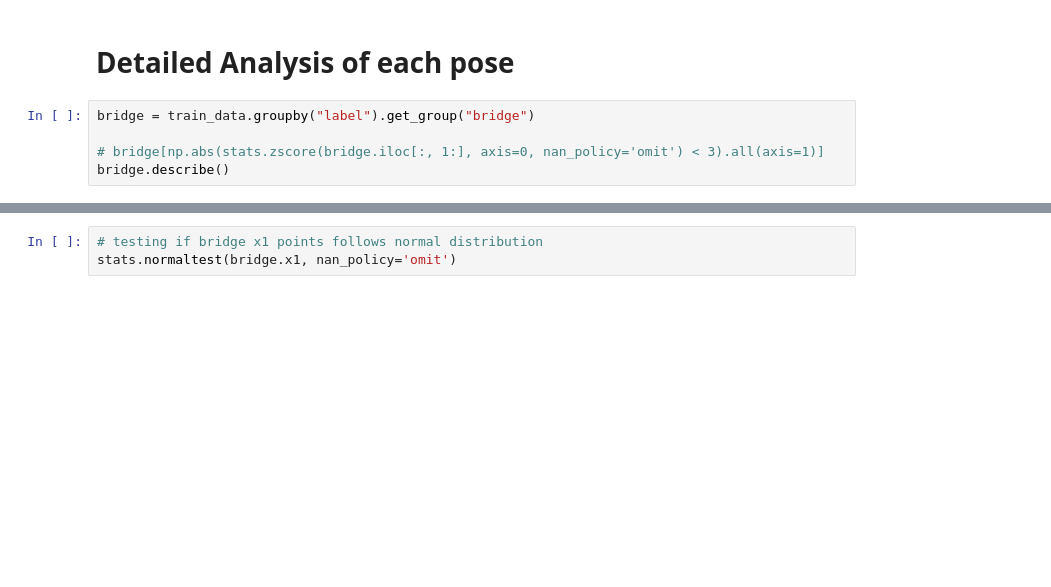
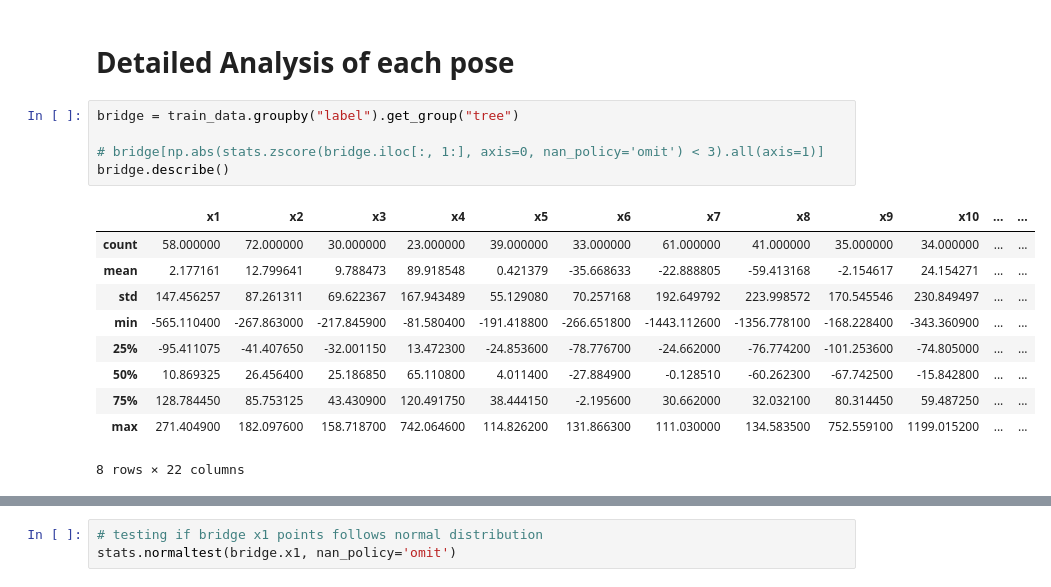
Before and after one commit to Mihai-Blaga/COMP30027-P1, a Jupyter notebook: analysis.ipynb, the cells around one changed output, grey strips where cells are left out. Cells and saved outputs as stored; diff of their text form; blank space fills up the shorter version.

```diff
--- a/analysis.ipynb
+++ b/analysis.ipynb
@@ -32,10 +79,21 @@ for col_x, col_y in zip(train_data.columns[1:12], train_data.columns[12:]):
 # %% [markdown]
 # Detailed Analysis of each pose
 # %%
-bridge = train_data.groupby("label").get_group("bridge")
+bridge = train_data.groupby("label").get_group("tree")
 
 # bridge[np.abs(stats.zscore(bridge.iloc[:, 1:], axis=0, nan_policy='omit') < 3).all(axis=1)]
 bridge.describe()
+# %% [output]
+|  | x1 | x2 | x3 | x4 | x5 | x6 | x7 | x8 | x9 | x10 | ... | ... |
+| count | 58.000000 | 72.000000 | 30.000000 | 23.000000 | 39.000000 | 33.000000 | 61.000000 | 41.000000 | 35.000000 | 34.000000 | ... | ... |
+| mean | 2.177161 | 12.799641 | 9.788473 | 89.918548 | 0.421379 | -35.668633 | -22.888805 | -59.413168 | -2.154617 | 24.154271 | ... | ... |
+| std | 147.456257 | 87.261311 | 69.622367 | 167.943489 | 55.129080 | 70.257168 | 192.649792 | 223.998572 | 170.545546 | 230.849497 | ... | ... |
+| min | -565.110400 | -267.863000 | -217.845900 | -81.580400 | -191.418800 | -266.651800 | -1443.112600 | -1356.778100 | -168.228400 | -343.360900 | ... | ... |
+| 25% | -95.411075 | -41.407650 | -32.001150 | 13.472300 | -24.853600 | -78.776700 | -24.662000 | -76.774200 | -101.253600 | -74.805000 | ... | ... |
+| 50% | 10.869325 | 26.456400 | 25.186850 | 65.110800 | 4.011400 | -27.884900 | -0.128510 | -60.262300 | -67.742500 | -15.842800 | ... | ... |
+| 75% | 128.784450 | 85.753125 | 43.430900 | 120.491750 | 38.444150 | -2.195600 | 30.662000 | 32.032100 | 80.314450 | 59.487250 | ... | ... |
+| max | 271.404900 | 182.097600 | 158.718700 | 742.064600 | 114.826200 | 131.866300 | 111.030000 | 134.583500 | 752.559100 | 1199.015200 | ... | ... |
+8 rows × 22 columns
 # %%
 for col_num, col_x in enumerate(bridge.columns[1:12]):
     print("number of NaN value of point {} is {} and non Nan is {}".format(col_num + 1, bridge[col_x].isna().sum(), bridge[col_x].count()))
```
Also changed, not shown: parts of 9 cells of this notebook.
